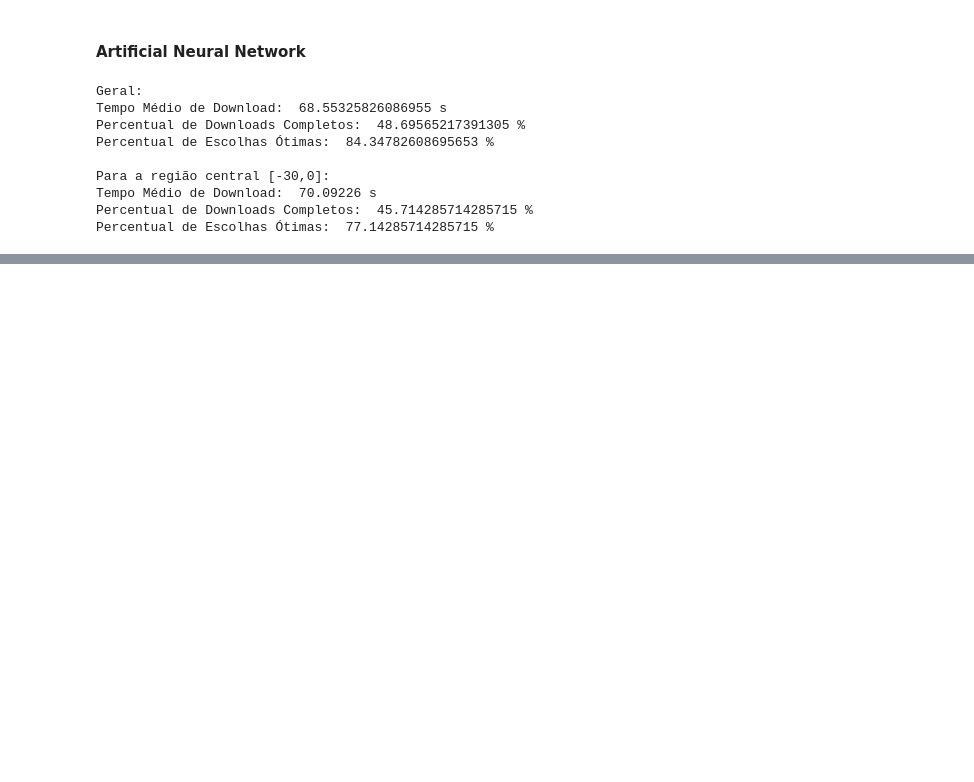
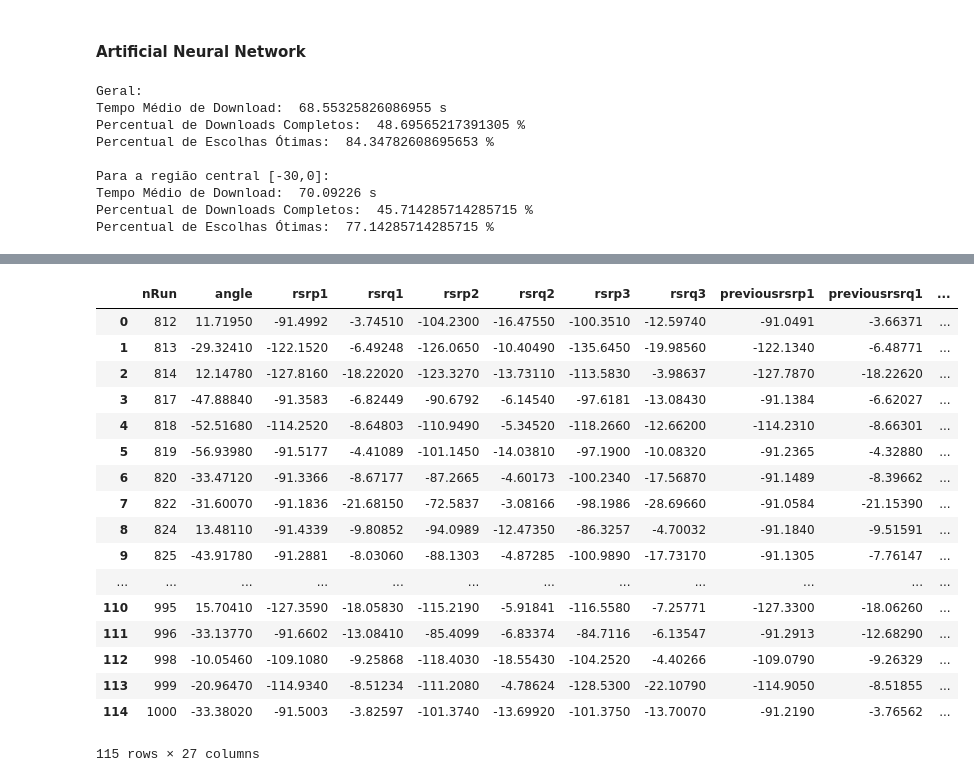
Before and after one commit to ycaroravel/CoverageHolesScenario_ns-3, a Jupyter notebook: neural_nets.ipynb, the cells around one changed output, grey strips where cells are left out. Drawn from its saved outputs; the diff is of its cells as text; code cells hidden in the pictures; blank space fills up the shorter version.

```diff
--- a/neural_nets.ipynb
+++ b/neural_nets.ipynb
@@ -341,0 +321,21 @@ data
+# %%
+teste
+# %% [output]
+|  | nRun | angle | rsrp1 | rsrq1 | rsrp2 | rsrq2 | rsrp3 | rsrq3 | previousrsrp1 | previousrsrq1 | ... |
+| 0 | 812 | 11.71950 | -91.4992 | -3.74510 | -104.2300 | -16.47550 | -100.3510 | -12.59740 | -91.0491 | -3.66371 | ... |
+| 1 | 813 | -29.32410 | -122.1520 | -6.49248 | -126.0650 | -10.40490 | -135.6450 | -19.98560 | -122.1340 | -6.48771 | ... |
+| 2 | 814 | 12.14780 | -127.8160 | -18.22020 | -123.3270 | -13.73110 | -113.5830 | -3.98637 | -127.7870 | -18.22620 | ... |
+| 3 | 817 | -47.88840 | -91.3583 | -6.82449 | -90.6792 | -6.14540 | -97.6181 | -13.08430 | -91.1384 | -6.62027 | ... |
+| 4 | 818 | -52.51680 | -114.2520 | -8.64803 | -110.9490 | -5.34520 | -118.2660 | -12.66200 | -114.2310 | -8.66301 | ... |
+| 5 | 819 | -56.93980 | -91.5177 | -4.41089 | -101.1450 | -14.03810 | -97.1900 | -10.08320 | -91.2365 | -4.32880 | ... |
+| 6 | 820 | -33.47120 | -91.3366 | -8.67177 | -87.2665 | -4.60173 | -100.2340 | -17.56870 | -91.1489 | -8.39662 | ... |
+| 7 | 822 | -31.60070 | -91.1836 | -21.68150 | -72.5837 | -3.08166 | -98.1986 | -28.69660 | -91.0584 | -21.15390 | ... |
+| 8 | 824 | 13.48110 | -91.4339 | -9.80852 | -94.0989 | -12.47350 | -86.3257 | -4.70032 | -91.1840 | -9.51591 | ... |
+| 9 | 825 | -43.91780 | -91.2881 | -8.03060 | -88.1303 | -4.87285 | -100.9890 | -17.73170 | -91.1305 | -7.76147 | ... |
+| ... | ... | ... | ... | ... | ... | ... | ... | ... | ... | ... | ... |
+| 110 | 995 | 15.70410 | -127.3590 | -18.05830 | -115.2190 | -5.91841 | -116.5580 | -7.25771 | -127.3300 | -18.06260 | ... |
+| 111 | 996 | -33.13770 | -91.6602 | -13.08410 | -85.4099 | -6.83374 | -84.7116 | -6.13547 | -91.2913 | -12.68290 | ... |
+| 112 | 998 | -10.05460 | -109.1080 | -9.25868 | -118.4030 | -18.55430 | -104.2520 | -4.40266 | -109.0790 | -9.26329 | ... |
+| 113 | 999 | -20.96470 | -114.9340 | -8.51234 | -111.2080 | -4.78624 | -128.5300 | -22.10790 | -114.9050 | -8.51855 | ... |
+| 114 | 1000 | -33.38020 | -91.5003 | -3.82597 | -101.3740 | -13.69920 | -101.3750 | -13.70070 | -91.2190 | -3.76562 | ... |
+115 rows × 27 columns
```
Also changed, not shown: parts of 1 cell of this notebook, 4 other files.
